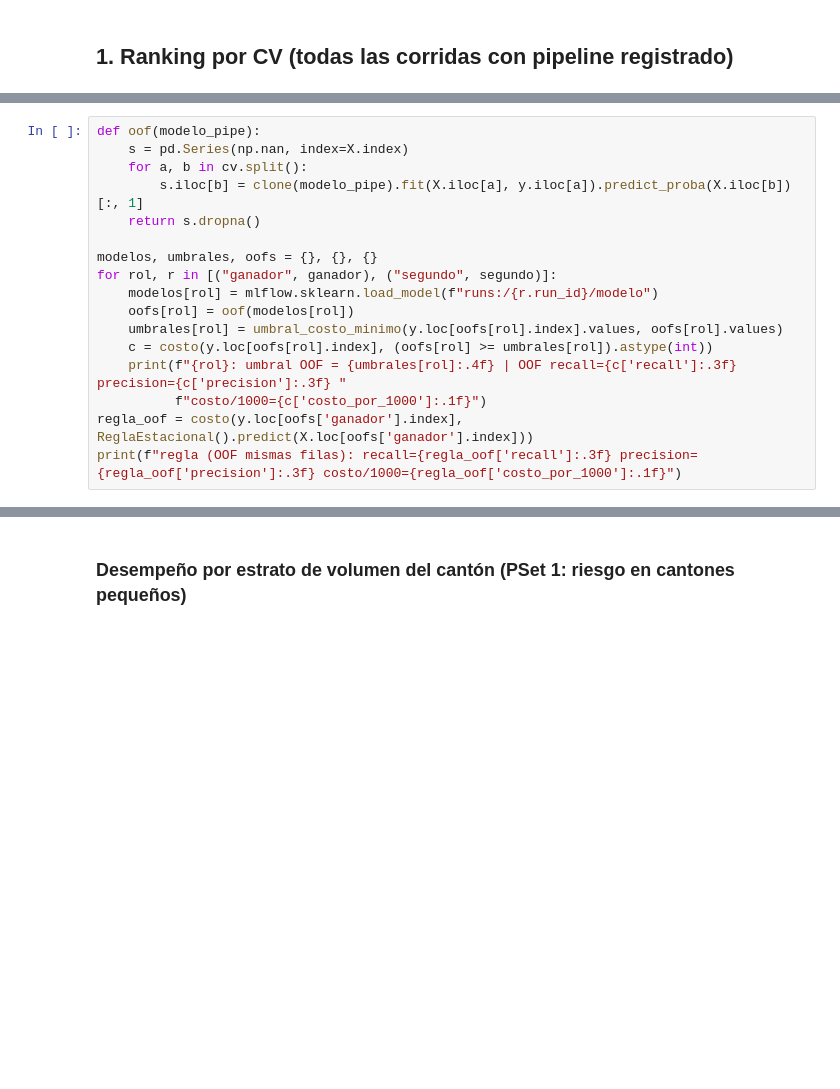
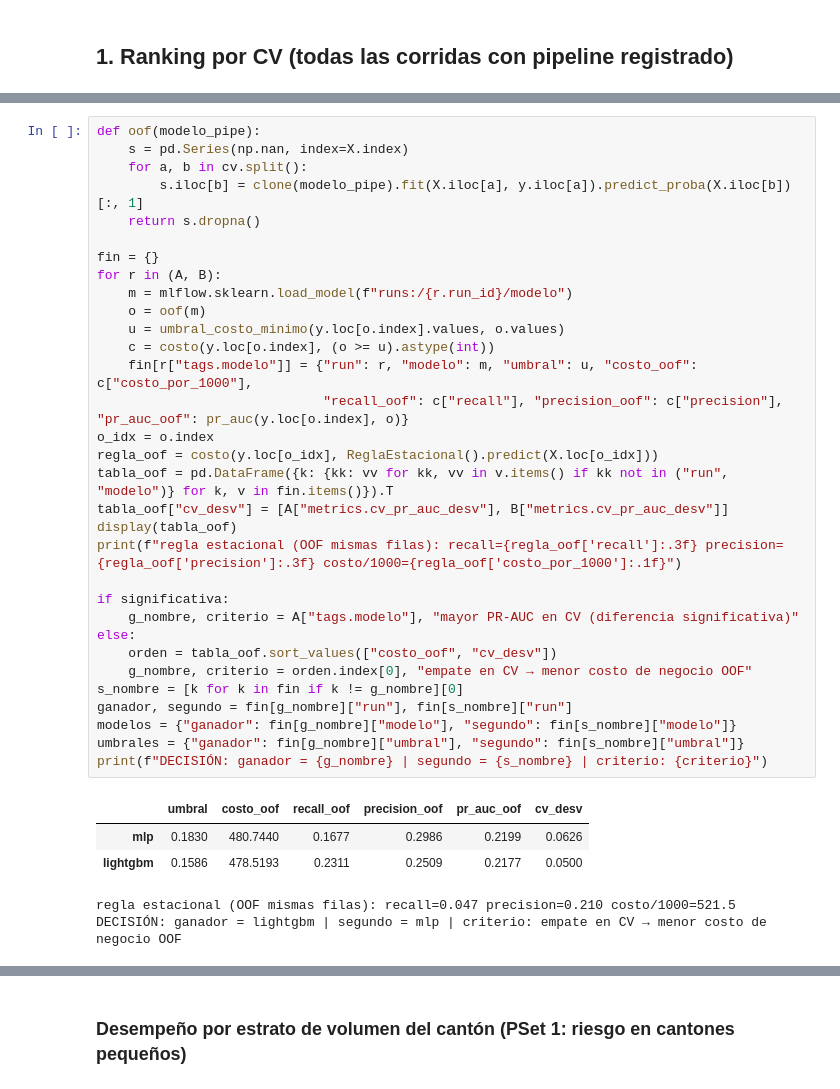
Before and after one commit to FelipeRodriguez04/pset_3, a Jupyter notebook: notebooks/05_seleccion.ipynb, the cells around one changed output, grey strips where cells are left out. Drawn from its saved outputs; the diff is of its cells as text; blank space fills up the shorter version.

```diff
--- a/notebooks/05_seleccion.ipynb
+++ b/notebooks/05_seleccion.ipynb
@@ -75,20 +113,41 @@ revisión humana; un pico no anticipado obliga a coordinar de forma reactiva (PS
 # %%
 def oof(modelo_pipe):
     s = pd.Series(np.nan, index=X.index)
     for a, b in cv.split():
         s.iloc[b] = clone(modelo_pipe).fit(X.iloc[a], y.iloc[a]).predict_proba(X.iloc[b])[:, 1]
     return s.dropna()
 
-modelos, umbrales, oofs = {}, {}, {}
-for rol, r in [("ganador", ganador), ("segundo", segundo)]:
-    modelos[rol] = mlflow.sklearn.load_model(f"runs:/{r.run_id}/modelo")
-    oofs[rol] = oof(modelos[rol])
-    umbrales[rol] = umbral_costo_minimo(y.loc[oofs[rol].index].values, oofs[rol].values)
-    c = costo(y.loc[oofs[rol].index], (oofs[rol] >= umbrales[rol]).astype(int))
-    print(f"{rol}: umbral OOF = {umbrales[rol]:.4f} | OOF recall={c['recall']:.3f} precision={c['precision']:.3f} "
-          f"costo/1000={c['costo_por_1000']:.1f}")
-regla_oof = costo(y.loc[oofs['ganador'].index], ReglaEstacional().predict(X.loc[oofs['ganador'].index]))
-print(f"regla (OOF mismas filas): recall={regla_oof['recall']:.3f} precision={regla_oof['precision']:.3f} costo/1000={regla_oof['costo_por_1000']:.1f}")
+fin = {}
+for r in (A, B):
+    m = mlflow.sklearn.load_model(f"runs:/{r.run_id}/modelo")
+    o = oof(m)
+    u = umbral_costo_minimo(y.loc[o.index].values, o.values)
+    c = costo(y.loc[o.index], (o >= u).astype(int))
+    fin[r["tags.modelo"]] = {"run": r, "modelo": m, "umbral": u, "costo_oof": c["costo_por_1000"],
+                             "recall_oof": c["recall"], "precision_oof": c["precision"], "pr_auc_oof": pr_auc(y.loc[o.index], o)}
+o_idx = o.index
+regla_oof = costo(y.loc[o_idx], ReglaEstacional().predict(X.loc[o_idx]))
+tabla_oof = pd.DataFrame({k: {kk: vv for kk, vv in v.items() if kk not in ("run", "modelo")} for k, v in fin.items()}).T
+tabla_oof["cv_desv"] = [A["metrics.cv_pr_auc_desv"], B["metrics.cv_pr_auc_desv"]]
+display(tabla_oof)
+print(f"regla estacional (OOF mismas filas): recall={regla_oof['recall']:.3f} precision={regla_oof['precision']:.3f} costo/1000={regla_oof['costo_por_1000']:.1f}")
+
+if significativa:
+    g_nombre, criterio = A["tags.modelo"], "mayor PR-AUC en CV (diferencia significativa)"
+else:
+    orden = tabla_oof.sort_values(["costo_oof", "cv_desv"])
+    g_nombre, criterio = orden.index[0], "empate en CV → menor costo de negocio OOF"
+s_nombre = [k for k in fin if k != g_nombre][0]
+ganador, segundo = fin[g_nombre]["run"], fin[s_nombre]["run"]
+modelos = {"ganador": fin[g_nombre]["modelo"], "segundo": fin[s_nombre]["modelo"]}
+umbrales = {"ganador": fin[g_nombre]["umbral"], "segundo": fin[s_nombre]["umbral"]}
+print(f"DECISIÓN: ganador = {g_nombre} | segundo = {s_nombre} | criterio: {criterio}")
+# %% [output]
+|  | umbral | costo_oof | recall_oof | precision_oof | pr_auc_oof | cv_desv |
+| mlp | 0.1830 | 480.7440 | 0.1677 | 0.2986 | 0.2199 | 0.0626 |
+| lightgbm | 0.1586 | 478.5193 | 0.2311 | 0.2509 | 0.2177 | 0.0500 |
+regla estacional (OOF mismas filas): recall=0.047 precision=0.210 costo/1000=521.5
+DECISIÓN: ganador = lightgbm | segundo = mlp | criterio: empate en CV → menor costo de negocio OOF
 # %%
 # ===== Evaluación ÚNICA en test =====
 y_regla_t = ReglaEstacional().predict(Xt)
```
Also changed, not shown: parts of 13 cells of this notebook, 16 other files.
